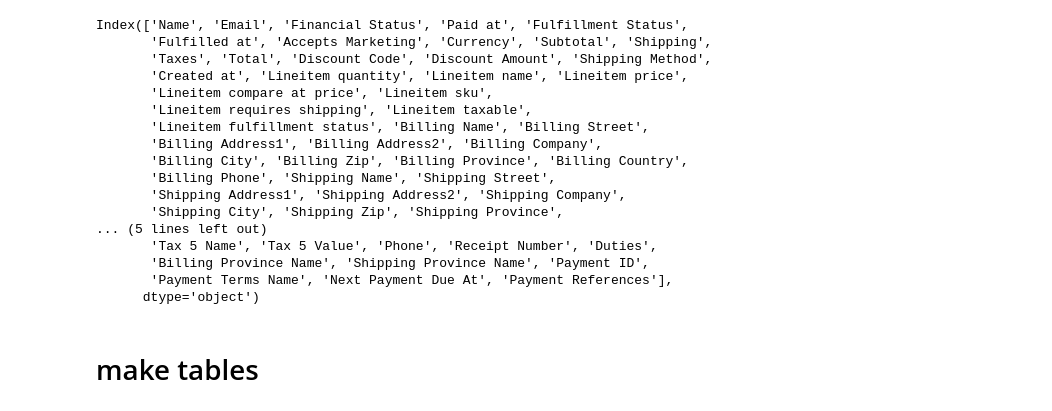
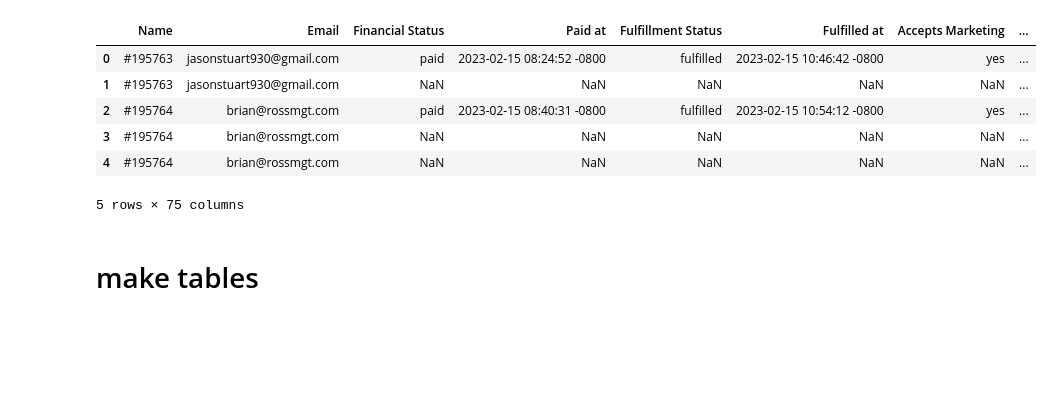
Before and after one commit to ArmenMadoyan/E-Commerce-DB-Dashboard, a Jupyter notebook: coolina.ipynb, the cells around one changed output. Drawn from its saved outputs; the diff is of its cells as text; code cells hidden in the pictures; blank space fills up the shorter version.

```diff
--- a/coolina.ipynb
+++ b/coolina.ipynb
@@ -5,25 +6,15 @@ from sqlalchemy import create_engine
 # %%
 df = pd.read_csv("orders.csv")
 df_ab = pd.read_csv('abandoned.csv')
 
-df.columns
+df.head()
 # %% [output]
+|  | Name | Email | Financial Status | Paid at | Fulfillment Status | Fulfilled at | Accepts Marketing | ... |
+| 0 | #195763 | jasonstuart930@gmail.com | paid | 2023-02-15 08:24:52 -0800 | fulfilled | 2023-02-15 10:46:42 -0800 | yes | ... |
+| 1 | #195763 | jasonstuart930@gmail.com | NaN | NaN | NaN | NaN | NaN | ... |
+| 2 | #195764 | brian@rossmgt.com | paid | 2023-02-15 08:40:31 -0800 | fulfilled | 2023-02-15 10:54:12 -0800 | yes | ... |
+| 3 | #195764 | brian@rossmgt.com | NaN | NaN | NaN | NaN | NaN | ... |
+| 4 | #195764 | brian@rossmgt.com | NaN | NaN | NaN | NaN | NaN | ... |
-Index(['Name', 'Email', 'Financial Status', 'Paid at', 'Fulfillment Status',
-       'Fulfilled at', 'Accepts Marketing', 'Currency', 'Subtotal', 'Shipping',
-       'Taxes', 'Total', 'Discount Code', 'Discount Amount', 'Shipping Method',
-       'Created at', 'Lineitem quantity', 'Lineitem name', 'Lineitem price',
-       'Lineitem compare at price', 'Lineitem sku',
-       'Lineitem requires shipping', 'Lineitem taxable',
-       'Lineitem fulfillment status', 'Billing Name', 'Billing Street',
-       'Billing Address1', 'Billing Address2', 'Billing Company',
-       'Billing City', 'Billing Zip', 'Billing Province', 'Billing Country',
-       'Billing Phone', 'Shipping Name', 'Shipping Street',
-       'Shipping Address1', 'Shipping Address2', 'Shipping Company',
-       'Shipping City', 'Shipping Zip', 'Shipping Province',
-... (5 lines left out)
-       'Tax 5 Name', 'Tax 5 Value', 'Phone', 'Receipt Number', 'Duties',
-       'Billing Province Name', 'Shipping Province Name', 'Payment ID',
-       'Payment Terms Name', 'Next Payment Due At', 'Payment References'],
-      dtype='object')
+5 rows × 75 columns
 # %% [markdown]
 # make tables
```
Also changed, not shown: parts of 13 cells of this notebook.
